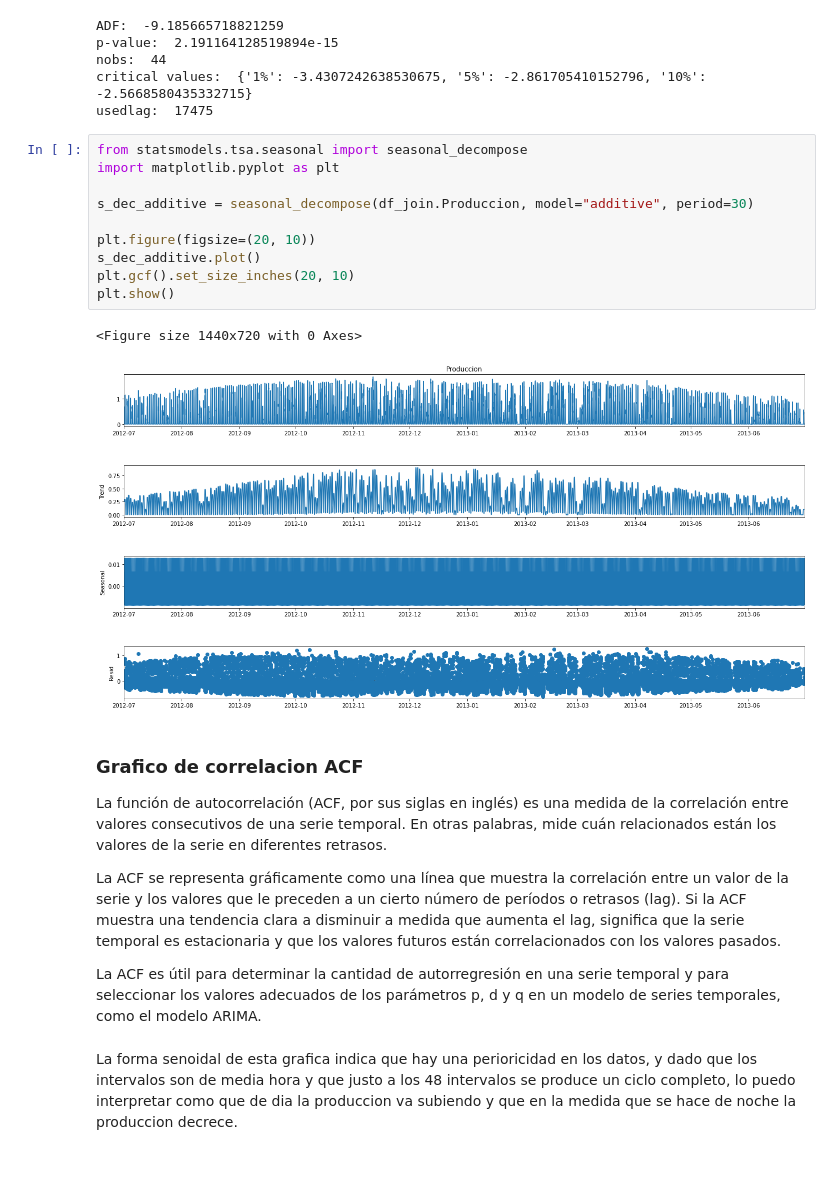
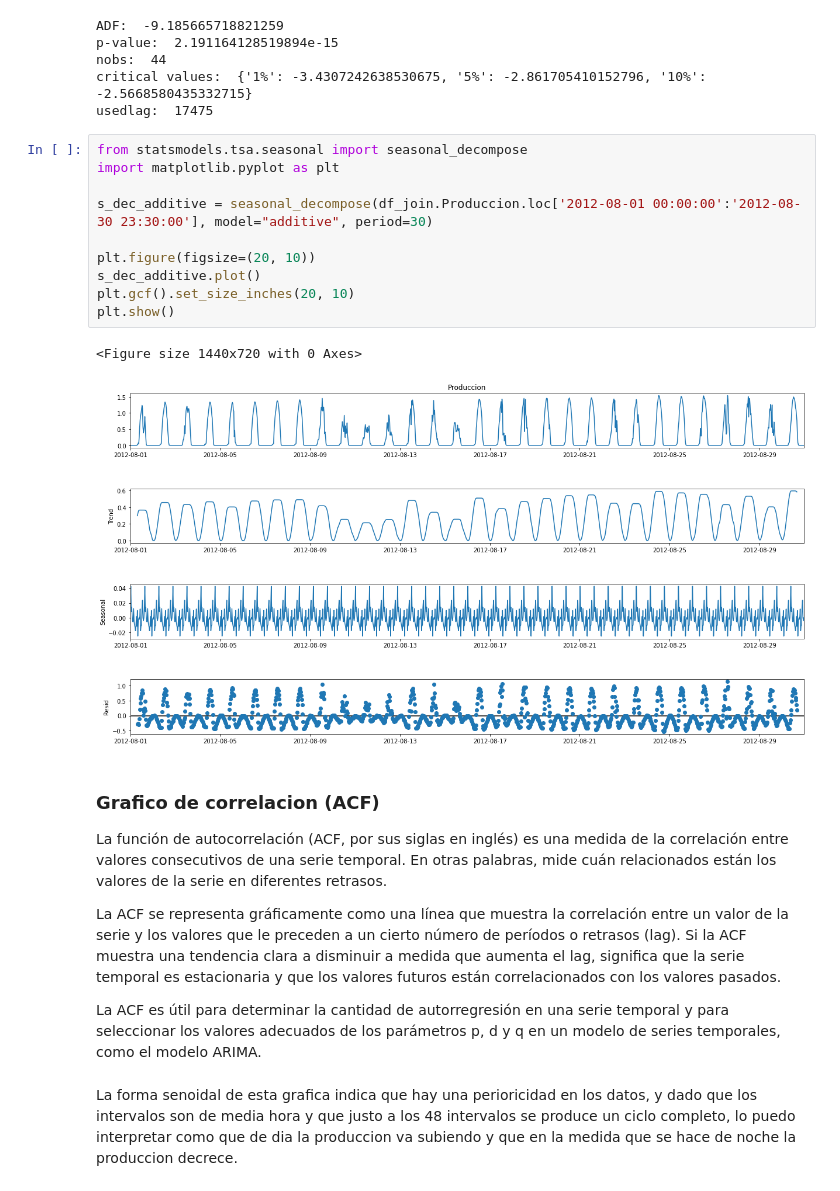
Before and after one commit to PabloSGomez50/humai-solar-panels, a Jupyter notebook: join_dataframe.ipynb, the cells around one changed output. Saved outputs shown, nothing was run; the diff lists cells and outputs as text.

```diff
--- a/join_dataframe.ipynb
+++ b/join_dataframe.ipynb
@@ -299,18 +356,18 @@ usedlag:  17475
 # %%
 from statsmodels.tsa.seasonal import seasonal_decompose
 import matplotlib.pyplot as plt
 
-s_dec_additive = seasonal_decompose(df_join.Produccion, model="additive", period=30)
+s_dec_additive = seasonal_decompose(df_join.Produccion.loc['2012-08-01 00:00:00':'2012-08-30 23:30:00'], model="additive", period=30)
 
 plt.figure(figsize=(20, 10))
 s_dec_additive.plot()
 plt.gcf().set_size_inches(20, 10)
 plt.show()
 # %% [output]
 <Figure size 1440x720 with 0 Axes>
-[figure, old version]
+[figure, new version]
 # %% [markdown]
-### Grafico de correlacion ACF
+### Grafico de correlacion (ACF)
 
 La función de autocorrelación (ACF, por sus siglas en inglés) es una medida de la correlación entre valores consecutivos de una serie temporal. En otras palabras, mide cuán relacionados están los valores de la serie en diferentes retrasos.
 
```
Also changed, not shown: parts of 13 cells of this notebook.
